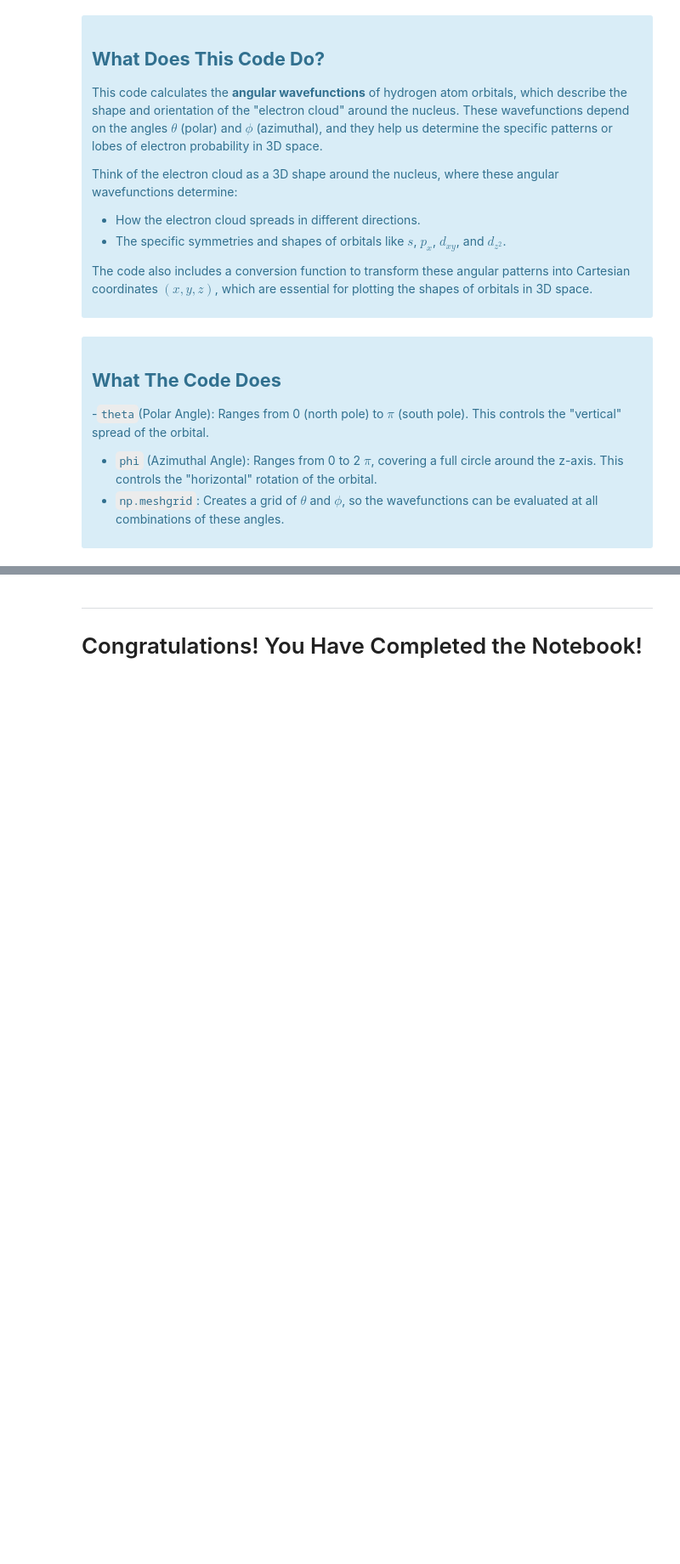
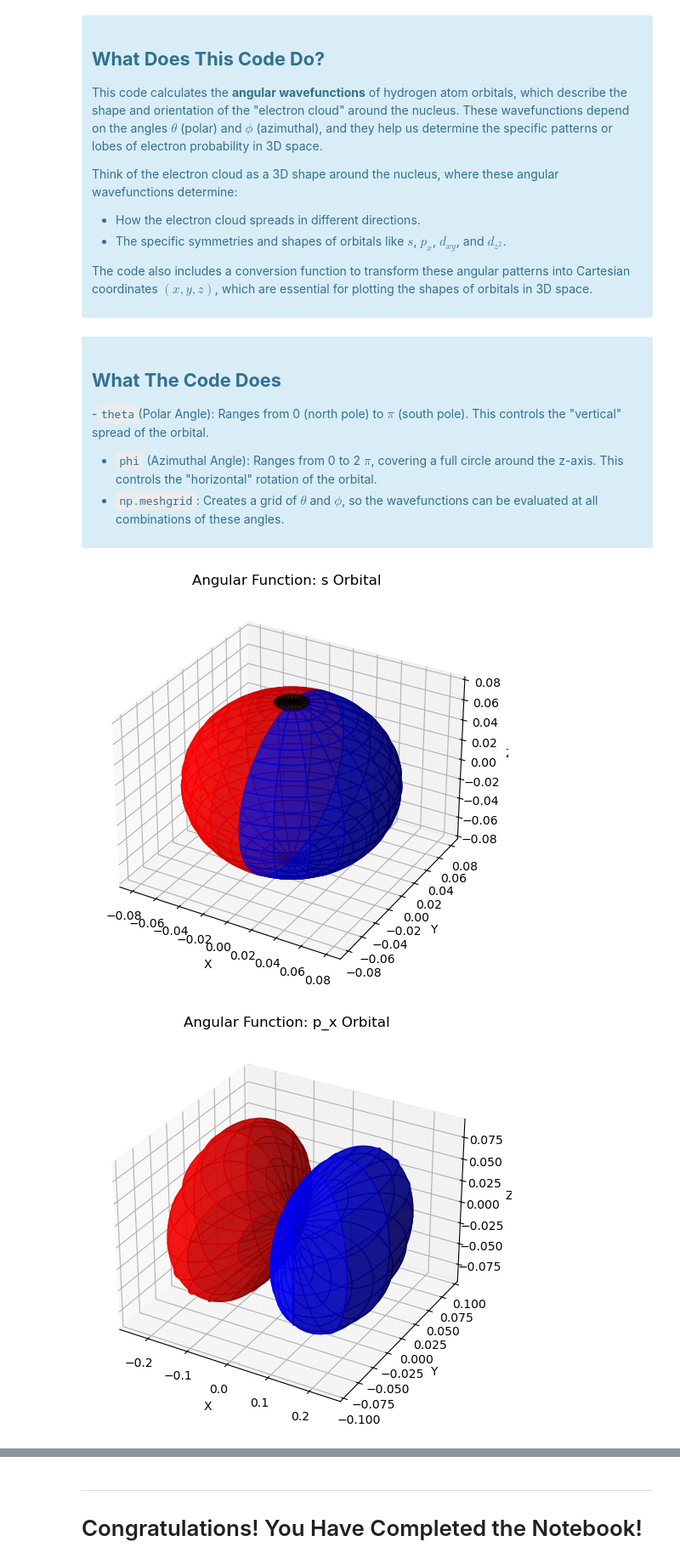
Before and after one commit to ds-modules/ECC-Sp24, a Jupyter notebook: Chemistry/Orbitals_update.ipynb, the cells around one changed output, grey strips where cells are left out. Shown: that part at 85% size. Cells and saved outputs as stored; diff of their text form; code cells hidden in the pictures; blank space fills up the shorter version.

```diff
--- a/Chemistry/Orbitals_update.ipynb
+++ b/Chemistry/Orbitals_update.ipynb
@@ -352,27 +355,41 @@ theta, phi = np.meshgrid(theta, phi)
 - `np.meshgrid`: Creates a grid of $\theta$ and $\phi$, so the wavefunctions can be evaluated at all combinations of these angles.
 </div>
 # %%
-## Run this cell
+# Define the colormap logic
+def custom_colormap(x, y):
+    """Custom color mapping: red for negative x, blue for positive y."""
+    colors = np.zeros((x.shape[0], x.shape[1], 4))
+    colors[..., 0] = (x < 0).astype(float)  # Red for negative x
+    colors[..., 2] = (x > 0).astype(float)  # Blue for positive y
+    colors[..., 3] = 0.7  # Alpha (transparency)
+    return colors
+
 # Angular functions and plotting
 orbitals = {
     "s": angular_s(theta, phi),
     "p_x": angular_px(theta, phi),
     "d_xy": angular_dxy(theta, phi),
     "d_z^2": angular_dz2(theta, phi),
 }
 
 # Plot each orbital in 3D
 for name, angular_func in orbitals.items():
     # Compute |Y|^2 (absolute value squared for visualization)
-    r = np.abs(angular_func)**2
-    x, y, z = to_cartesian(r, theta, phi)
+    r3 = np.abs(angular_func)**2
+    x, y, z = to_cartesian(r3, theta, phi)
+
+    # Create custom color map based on x and y values
+    colors = custom_colormap(x, y)
 
     # Plot in 3D
     fig = plt.figure(figsize=(8, 6))
     ax = fig.add_subplot(111, projection='3d')
-    ax.plot_surface(x, y, z, rstride=5, cstride=5, alpha=0.7, cmap='viridis')
+    ax.plot_surface(x, y, z, facecolors=colors, rstride=5, cstride=5, alpha=0.7)
     ax.set_title(f"Angular Function: {name} Orbital")
     ax.set_xlabel("X")
     ax.set_ylabel("Y")
     ax.set_zlabel("Z")
     plt.show()
+# %% [output]
+[figure, added]
+[figure, added]
```
Also changed, not shown: parts of 4 cells of this notebook.
